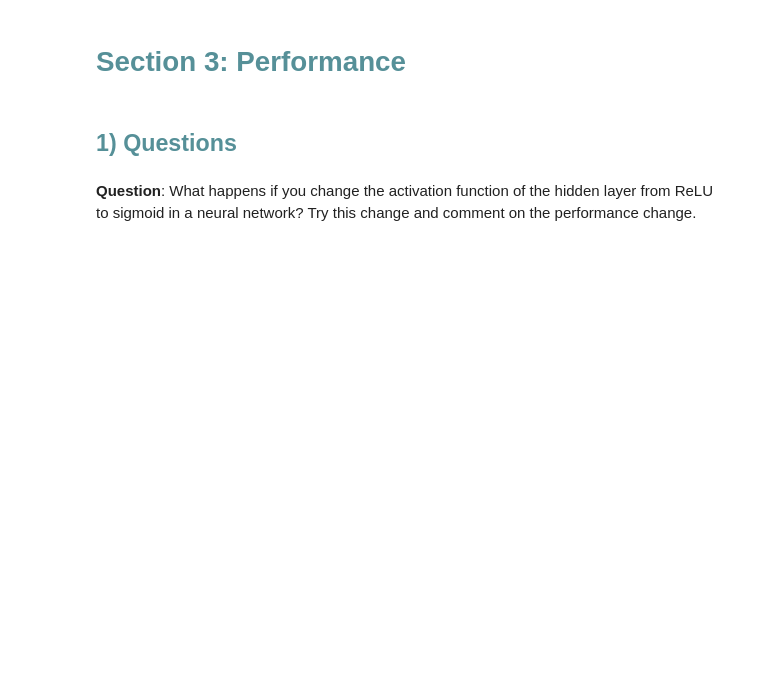
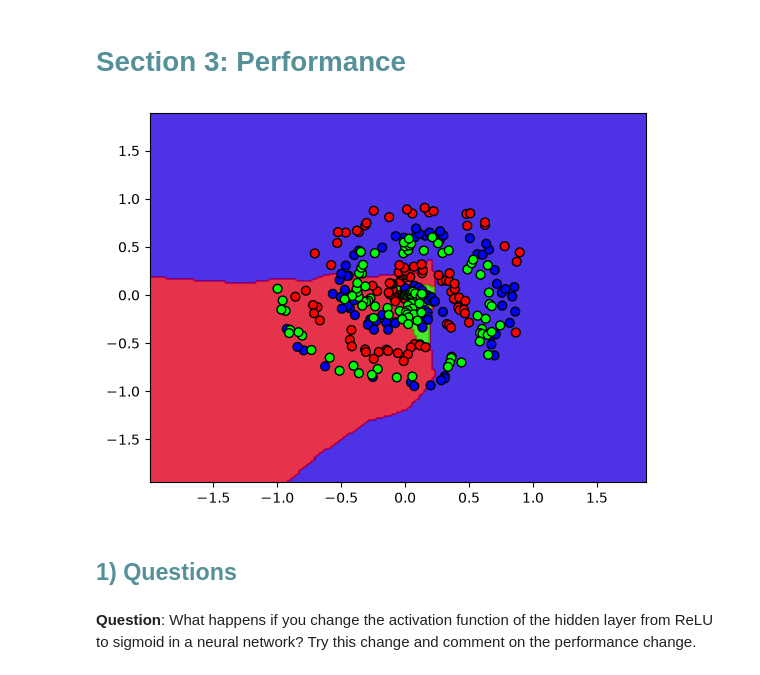
Before and after one commit to hollandra/RosettaBootcamp, a Jupyter notebook: tutorials/ML_nn_with_pytorch.ipynb, the cells around one changed output. Cells and saved outputs as stored; diff of their text form; code cells hidden in the pictures; blank space fills up the shorter version.

```diff
--- a/tutorials/ML_nn_with_pytorch.ipynb
+++ b/tutorials/ML_nn_with_pytorch.ipynb
@@ -55,8 +62,8 @@ class MyModel(nn.Module):
     # first dense (fully connected) layer with 2 input features, 64 output neurons
     self.dense1 = nn.Linear(2, 64)
     # define activation function (ReLU) for first hidden layer
-    self.relu1 = nn.ReLU()
-    # # second desne layer with 64 input neurons, 3 output neurons
+    self.relu1 = nn.Sigmoid()
+    # # second dense layer with 64 input neurons, 3 output neurons
     self.dense2 = nn.Linear(64, 3)
 
   # forward pass
@@ -134,34 +162,36 @@ xx, yy = np.meshgrid(np.arange(x_min, x_max, h),
 
 # convert meshgrid to torch tensor
 meshgrid_points = torch.tensor(np.c_[xx.ravel(), yy.ravel()], dtype=torch.float32)
 
 # pass meshgrid points through model
 with torch.no_grad():
   # forward pass through first dense
   z1 = model.dense1(meshgrid_points)
   # apply relu activation
   a1 = torch.relu(z1)
   # forward pass through second dense
   z2 = model.dense2(a1)
   # compute softmax probabilities for each class
   exp_scores = torch.exp(z2 - torch.max(z2, axis=1, keepdim=True).values)
   probs = exp_scores / torch.sum(exp_scores, axis=1, keepdim=True)
 
 # predictions
 # determine predicted class for each point in meshgrid
 _, predictions = torch.max(probs, axis=1)
 # reshape predictions to match shape of meshgrid
 Z = predictions.numpy().reshape(xx.shape)
 
 # plot decision boundary based on predictions
 plt.contourf(xx, yy, Z, cmap='brg', alpha=0.8)
 
 # plot original data on top of decision boundary
-plt.scatter(X[:, 0], X[:, 1], c=y, s=40, cmap='brg')
+plt.scatter(X[:, 0], X[:, 1], c=y, s=40, cmap='brg', edgecolor="black")
 # plot limits set to match extent of meshgrid
 plt.xlim(xx.min(), xx.max())
 plt.ylim(yy.min(), yy.max())
 plt.show()
+# %% [output]
+[figure, added]
 # %% [markdown]
 ## **<font color='#569098'>1) Questions**
 # %% [markdown]
```
Also changed, not shown: parts of 8 cells of this notebook, 3 other files.
